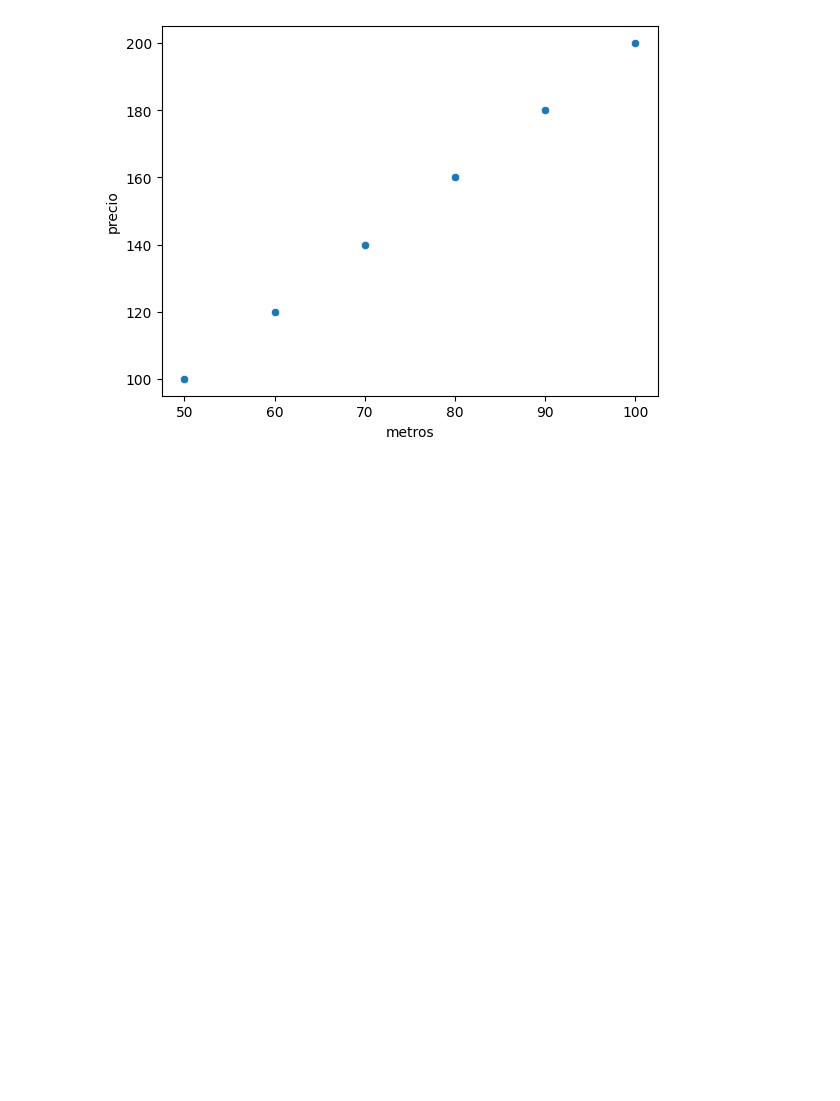
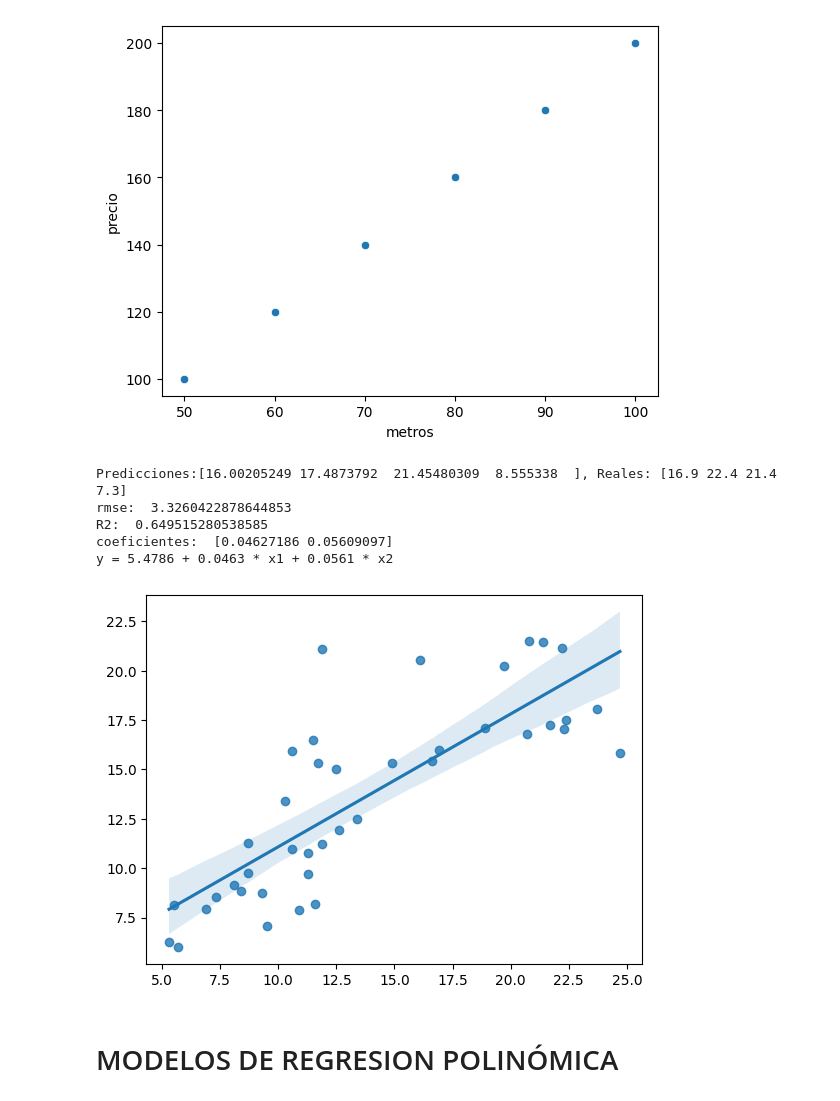
Before and after one commit to ETorresSacha/clases-MI, a Jupyter notebook: clase1_machine_learning.ipynb, the cells around one changed output. Drawn from its saved outputs; the diff is of its cells as text; code cells hidden in the pictures; blank space fills up the shorter version.

```diff
--- a/clase1_machine_learning.ipynb
+++ b/clase1_machine_learning.ipynb
@@ -262,3 +277,51 @@ sns.scatterplot(data=df, x='metros', y='precio')
 [figure]
 <Axes: xlabel='metros', ylabel='precio'>
 [figure]
+# %%
+# 'TV', 'Radio', 'Newspaper', 'Sales'
+x = data.drop(['Radio', 'Sales'],axis=1).values # no se usa reshape, porque con esto ya nos da una matrizz
+y = data['Sales'].values
+# Dividir el conjunto de datos entre entrenamiento y testing
+X_train, X_test, Y_tain, Y_test = train_test_split(x,y,test_size=0.2, random_state=42)
+
+# Crea la regresión lineal
+lin_reg = LinearRegression() # se hace el llamado a la función
+lin_reg.fit(X_train,Y_tain) # se le entrena
+
+# Compara
+y_pred = lin_reg.predict(X_test) #  y_pred es la predicción de la regresión, valida la regresión
+print('Predicciones:{}, Reales: {}'.format(y_pred[:4], Y_test[:4]))
+
+# calificar el modelo
+# RMSE
+mse = mean_squared_error(Y_test, y_pred) # devuelve el error cuadrático medio
+rmse = np.sqrt(mse)
+print ('rmse: ',rmse)
+
+# R2
+r2 = r2_score(Y_test,y_pred)
+print('R2: ',r2)
+
+#Grafica
+
+  # seaborn
+sns.regplot(x=Y_test,y=y_pred)
+
+  # Coeficientes
+intercept = lin_reg.intercept_
+coefficients = lin_reg.coef_
+print('coeficientes: ',coefficients)
+
+# Imprimir la fórmula
+terms = [f"{coeff:.4f} * x{i+1}" for i, coeff in enumerate(coefficients)]
+formula = f"y = {intercept:.4f} + " + " + ".join(terms)
+print(formula)
+# %% [output]
+Predicciones:[16.00205249 17.4873792  21.45480309  8.555338  ], Reales: [16.9 22.4 21.4  7.3]
+rmse:  3.3260422878644853
+R2:  0.649515280538585
+coeficientes:  [0.04627186 0.05609097]
+y = 5.4786 + 0.0463 * x1 + 0.0561 * x2
+[figure, added]
+# %% [markdown]
+# MODELOS DE REGRESION POLINÓMICA
```
Also changed, not shown: parts of 14 cells of this notebook.
